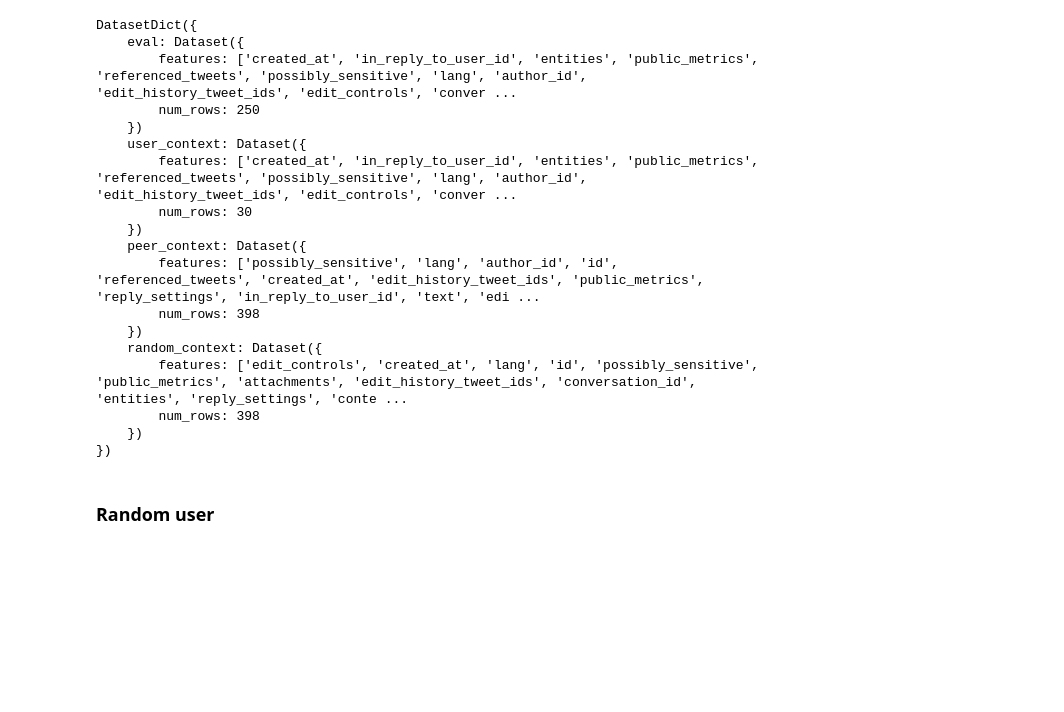
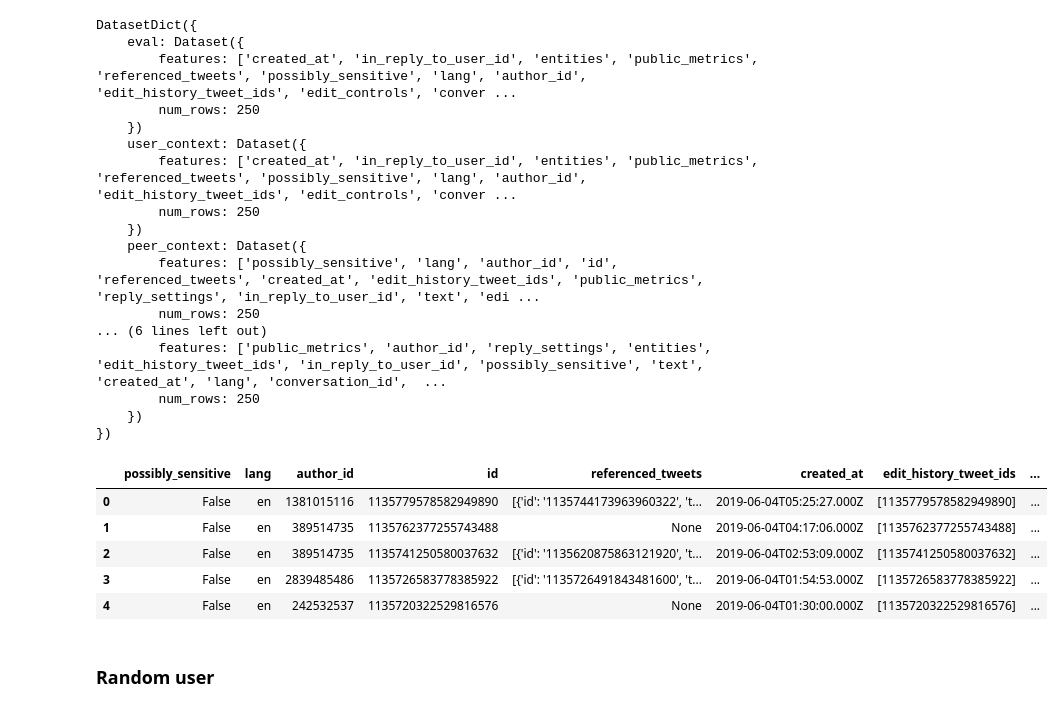
Before and after one commit to socialfoundations/twitter-predictability, a Jupyter notebook: src/evaluation/data/dataloaders.ipynb, the cells around one changed output. Drawn from its saved outputs; the diff is of its cells as text; code cells hidden in the pictures; blank space fills up the shorter version.

```diff
--- a/src/evaluation/data/dataloaders.ipynb
+++ b/src/evaluation/data/dataloaders.ipynb
@@ -122,5 +124,5 @@ timelines(dataset2, title="TemporallyConsistentSubjectDataLoader")
 # %%
-dl3 = PeerAdjustedSubjectDataLoader(user_id, db=client.twitter)
+dl3 = MultiControlSubjectDataLoader(user_id, db=client.twitter)
 dataset3 = dl3.load_data()
 # %%
 dataset3
@@ -132,14 +134,13 @@ DatasetDict({
     })
     user_context: Dataset({
         features: ['created_at', 'in_reply_to_user_id', 'entities', 'public_metrics', 'referenced_tweets', 'possibly_sensitive', 'lang', 'author_id', 'edit_history_tweet_ids', 'edit_controls', 'conver ...
-        num_rows: 30
+        num_rows: 250
     })
     peer_context: Dataset({
         features: ['possibly_sensitive', 'lang', 'author_id', 'id', 'referenced_tweets', 'created_at', 'edit_history_tweet_ids', 'public_metrics', 'reply_settings', 'in_reply_to_user_id', 'text', 'edi ...
-        num_rows: 398
-    })
-    random_context: Dataset({
-        features: ['edit_controls', 'created_at', 'lang', 'id', 'possibly_sensitive', 'public_metrics', 'attachments', 'edit_history_tweet_ids', 'conversation_id', 'entities', 'reply_settings', 'conte ...
-        num_rows: 398
+        num_rows: 250
+... (6 lines left out)
+        features: ['public_metrics', 'author_id', 'reply_settings', 'entities', 'edit_history_tweet_ids', 'in_reply_to_user_id', 'possibly_sensitive', 'text', 'created_at', 'lang', 'conversation_id',  ...
+        num_rows: 250
     })
 })
@@ -148,5 +149,16 @@ timelines(dataset3, title="PeerAdjustedSubjectDataLoader")
 # %%
 column_color_timelines(dataset3["peer_context"], column_name="author_id", title="Peer context")
+# %%
+dataset3.set_format("pandas")
+df = dataset3["peer_context"][:]
+df.head()
+# %% [output]
+|  | possibly_sensitive | lang | author_id | id | referenced_tweets | created_at | edit_history_tweet_ids | ... |
+| 0 | False | en | 1381015116 | 1135779578582949890 | [{'id': '1135744173963960322', 't... | 2019-06-04T05:25:27.000Z | [1135779578582949890] | ... |
+| 1 | False | en | 389514735 | 1135762377255743488 | None | 2019-06-04T04:17:06.000Z | [1135762377255743488] | ... |
+| 2 | False | en | 389514735 | 1135741250580037632 | [{'id': '1135620875863121920', 't... | 2019-06-04T02:53:09.000Z | [1135741250580037632] | ... |
+| 3 | False | en | 2839485486 | 1135726583778385922 | [{'id': '1135726491843481600', 't... | 2019-06-04T01:54:53.000Z | [1135726583778385922] | ... |
+| 4 | False | en | 242532537 | 1135720322529816576 | None | 2019-06-04T01:30:00.000Z | [1135720322529816576] | ... |
 # %% [markdown]
 ### Random user
 # %%
```
Also changed, not shown: parts of 28 cells of this notebook, 5 other files.
